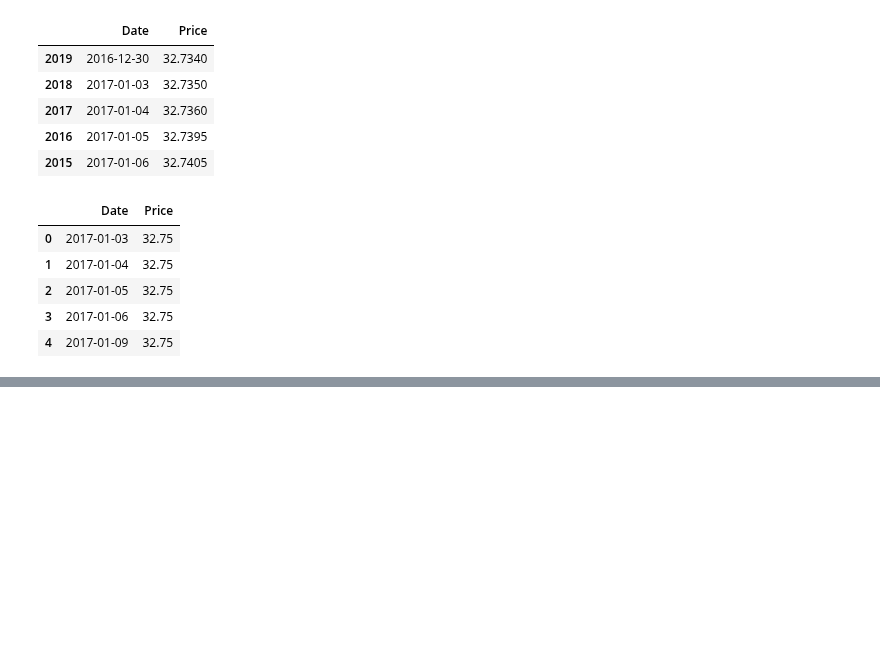
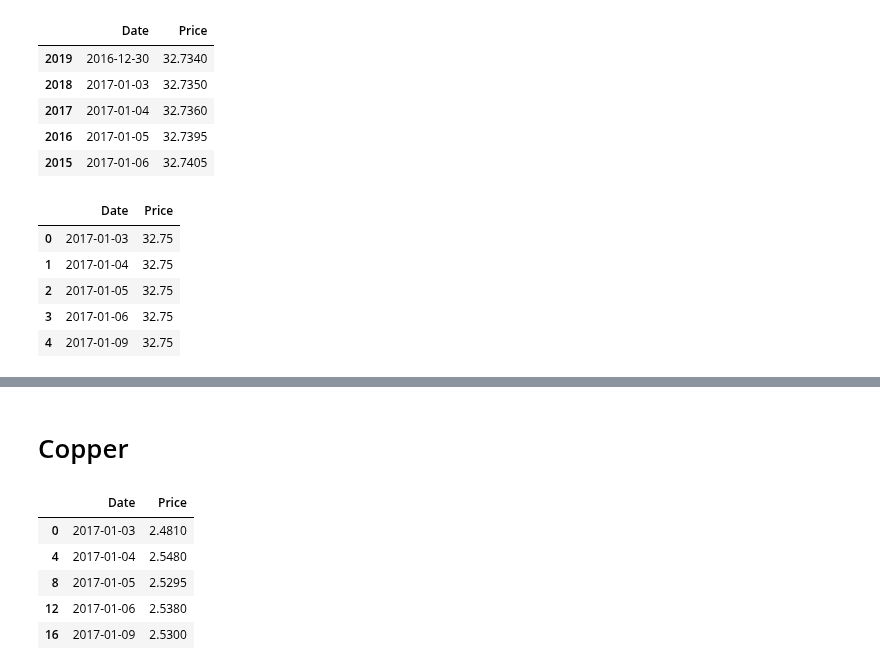
Before and after one commit to Doosheck/metals, a Jupyter notebook: data_overview.ipynb, the cells around one changed output, grey strips where cells are left out. Cells and saved outputs as stored; diff of their text form; code cells hidden in the pictures; blank space fills up the shorter version.

Commit message:
Added coloring and imported copper ts

```diff
--- a/data_overview.ipynb
+++ b/data_overview.ipynb
@@ -336,0 +438,18 @@ fig_cobalt.show()
+# %% [markdown]
+# Copper
+# %%
+# Load Copper data source #1 - Copper prices per pound from Dailymetalprice
+dfcu1 = pd.read_csv('/Users/michal/Documents/Code/metals/data/Copper_prices_2017-01-01_to_2024-12-31_merged.csv')
+dfcu1['Date'] = pd.to_datetime(dfcu1['Date'])
+dfcu1['Price'] = dfcu1['Price'].astype(float)
+dfcu1 = dfcu1.drop(columns=['Unit'])
+dfcu1 = dfcu1.drop_duplicates(subset=['Date'])
+dfcu1 = dfcu1.sort_values(by='Date')
+dfcu1.head()
+# %% [output]
+|  | Date | Price |
+| 0 | 2017-01-03 | 2.4810 |
+| 4 | 2017-01-04 | 2.5480 |
+| 8 | 2017-01-05 | 2.5295 |
+| 12 | 2017-01-06 | 2.5380 |
+| 16 | 2017-01-09 | 2.5300 |
```
Also changed, not shown: parts of 8 cells of this notebook.
